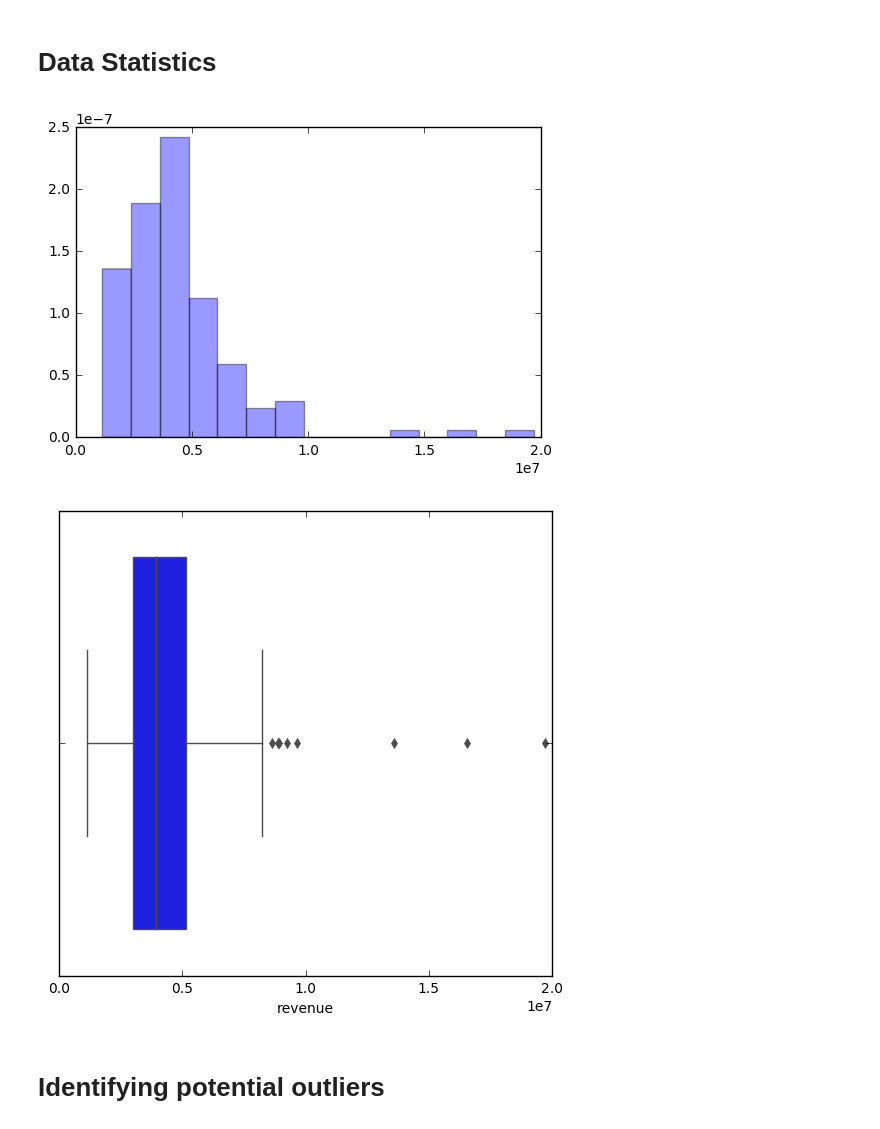
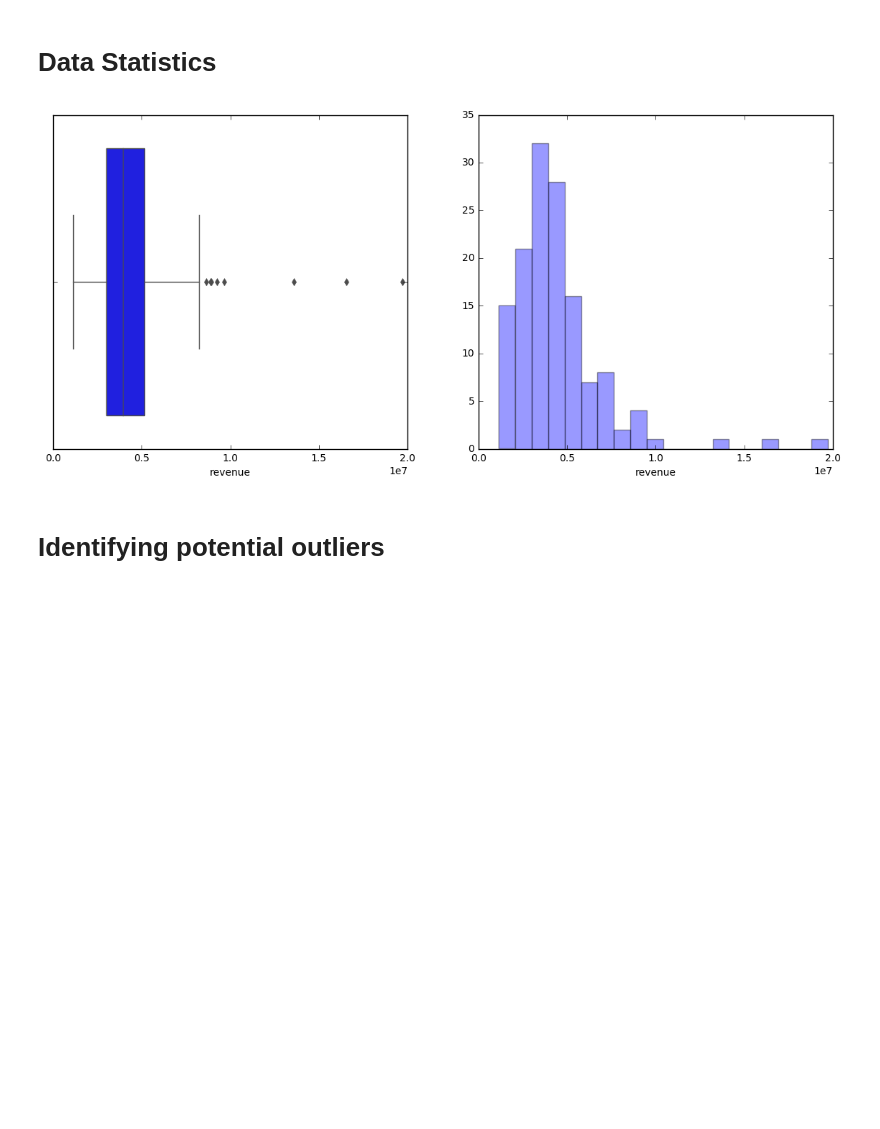
Before and after one commit to PurbashaChatterjee/RevenuePrediction, a Jupyter notebook: revenuePrediction.ipynb, the cells around one changed output. Saved outputs shown, nothing was run; the diff lists cells and outputs as text; code cells hidden in the pictures; blank space fills up the shorter version.

```diff
--- a/revenuePrediction.ipynb
+++ b/revenuePrediction.ipynb
@@ -106,11 +106,12 @@ So we have 4 categorical features and 39 numerical columns
 # %%
 plt.figure(figsize=(14,6))
 plt.subplot(1,2,1)
 sns.boxplot(train.revenue)
+plt.subplot(1,2,2)
+sns.distplot(train.revenue, bins=20, kde=False)
 plt.show()
 # %% [output]
-[figure, old version]
+[figure, new version]
-[figure, removed]
 # %% [markdown]
 # Identifying potential outliers
 # %%
```
Also changed, not shown: parts of 15 cells of this notebook.
